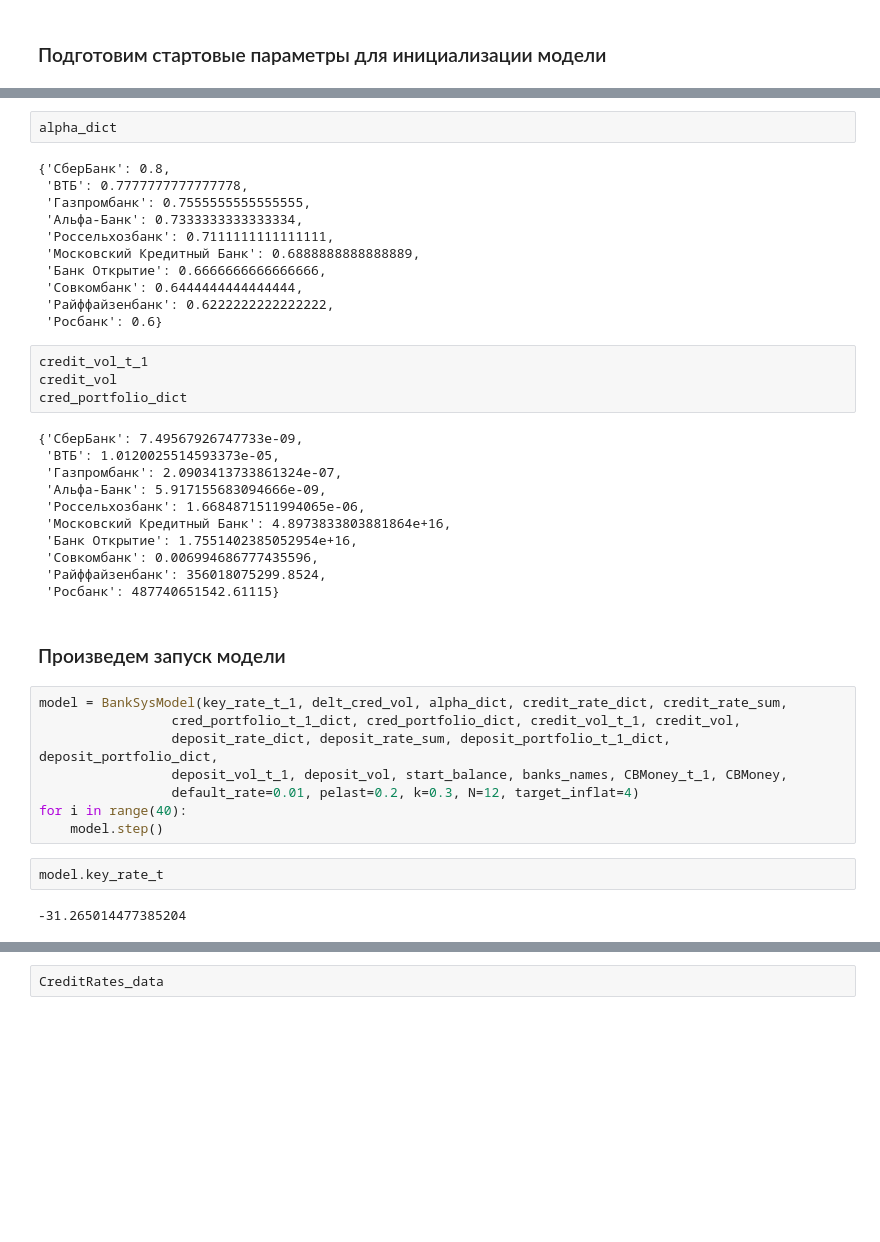
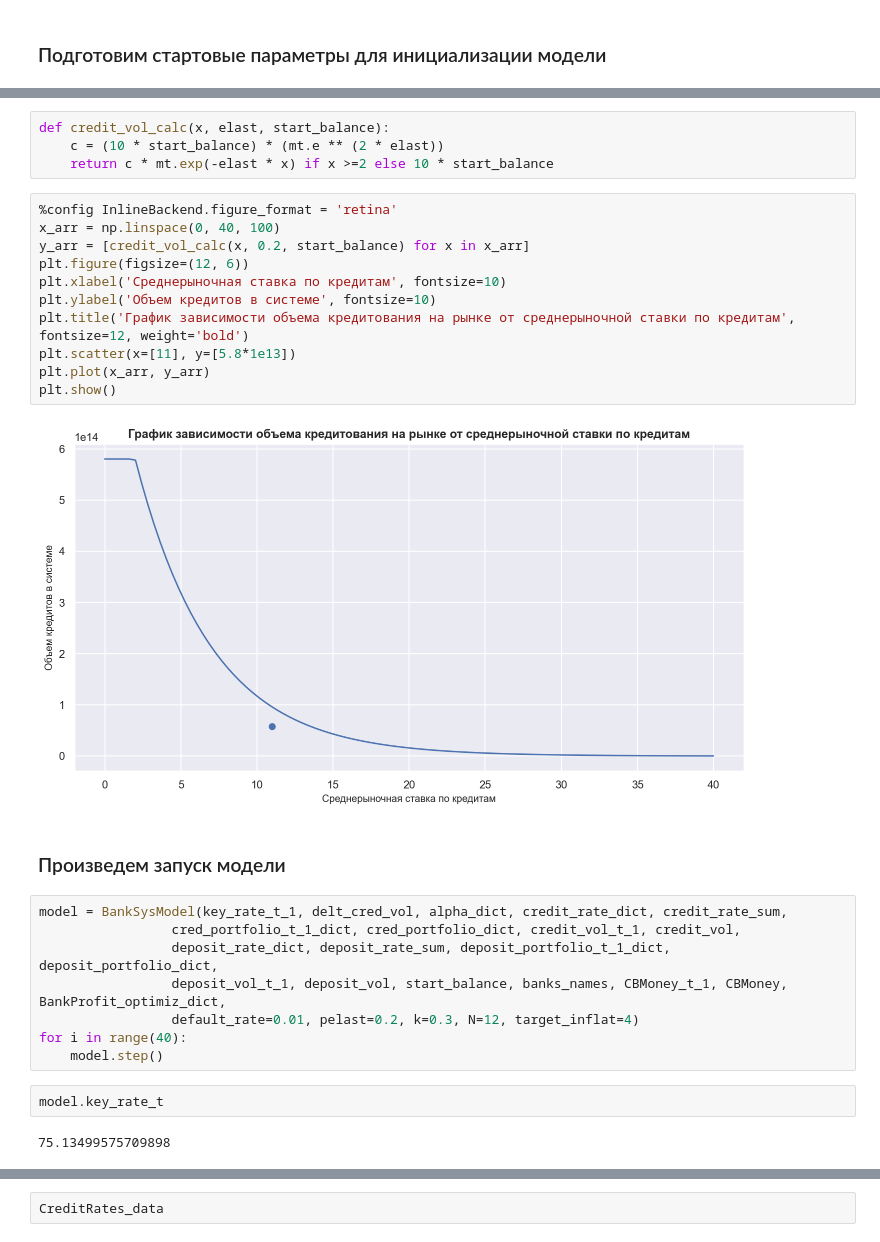
Before and after one commit to archimedes1515/coursework, a Jupyter notebook: KR.ipynb, the cells around one changed output, grey strips where cells are left out. Saved outputs shown, nothing was run; the diff lists cells and outputs as text; blank space fills up the shorter version.

```diff
--- a/KR.ipynb
+++ b/KR.ipynb
@@ -358,45 +403,34 @@ CBMoney = (df_deposit_portf.iloc[:, 1] - df_cred_portf.iloc[:, 1]).to_dict() # C
-# %%
-alpha_dict
-# %% [output]
-{'СберБанк': 0.8,
- 'ВТБ': 0.7777777777777778,
- 'Газпромбанк': 0.7555555555555555,
- 'Альфа-Банк': 0.7333333333333334,
- 'Россельхозбанк': 0.7111111111111111,
- 'Московский Кредитный Банк': 0.6888888888888889,
- 'Банк Открытие': 0.6666666666666666,
- 'Совкомбанк': 0.6444444444444444,
- 'Райффайзенбанк': 0.6222222222222222,
- 'Росбанк': 0.6}
-# %%
-credit_vol_t_1
-credit_vol
-cred_portfolio_dict
-# %% [output]
-{'СберБанк': 7.49567926747733e-09,
- 'ВТБ': 1.0120025514593373e-05,
- 'Газпромбанк': 2.0903413733861324e-07,
- 'Альфа-Банк': 5.917155683094666e-09,
- 'Россельхозбанк': 1.6684871511994065e-06,
- 'Московский Кредитный Банк': 4.8973833803881864e+16,
- 'Банк Открытие': 1.7551402385052954e+16,
- 'Совкомбанк': 0.006994686777435596,
- 'Райффайзенбанк': 356018075299.8524,
- 'Росбанк': 487740651542.61115}
+# %%
+def credit_vol_calc(x, elast, start_balance):
+    c = (10 * start_balance) * (mt.e ** (2 * elast))
+    return c * mt.exp(-elast * x) if x >=2 else 10 * start_balance
+# %%
+%config InlineBackend.figure_format = 'retina'
+x_arr = np.linspace(0, 40, 100)
+y_arr = [credit_vol_calc(x, 0.2, start_balance) for x in x_arr]
+plt.figure(figsize=(12, 6))
+plt.xlabel('Среднерыночная ставка по кредитам', fontsize=10)
+plt.ylabel('Объем кредитов в системе', fontsize=10)
+plt.title('График зависимости объема кредитования на рынке от среднерыночной ставки по кредитам', fontsize=12, weight='bold')
+plt.scatter(x=[11], y=[5.8*1e13])
+plt.plot(x_arr, y_arr)
+plt.show()
+# %% [output]
+[figure, added]
 # %% [markdown]
 ### Произведем запуск модели
 # %%
 model = BankSysModel(key_rate_t_1, delt_cred_vol, alpha_dict, credit_rate_dict, credit_rate_sum,
                  cred_portfolio_t_1_dict, cred_portfolio_dict, credit_vol_t_1, credit_vol,
                  deposit_rate_dict, deposit_rate_sum, deposit_portfolio_t_1_dict, deposit_portfolio_dict,
-                 deposit_vol_t_1, deposit_vol, start_balance, banks_names, CBMoney_t_1, CBMoney,
+                 deposit_vol_t_1, deposit_vol, start_balance, banks_names, CBMoney_t_1, CBMoney, BankProfit_optimiz_dict,
                  default_rate=0.01, pelast=0.2, k=0.3, N=12, target_inflat=4)
 for i in range(40):
     model.step()
-# %%
-model.key_rate_t
-# %% [output]
--31.265014477385204
+# %%
+model.key_rate_t
+# %% [output]
+75.13499575709898
 # %%
 CreditRates_data = model.datacollector.get_table_dataframe('CreditRates')
 DepositRates_data = model.datacollector.get_table_dataframe('DepositRates')
```
Also changed, not shown: parts of 37 cells of this notebook.
